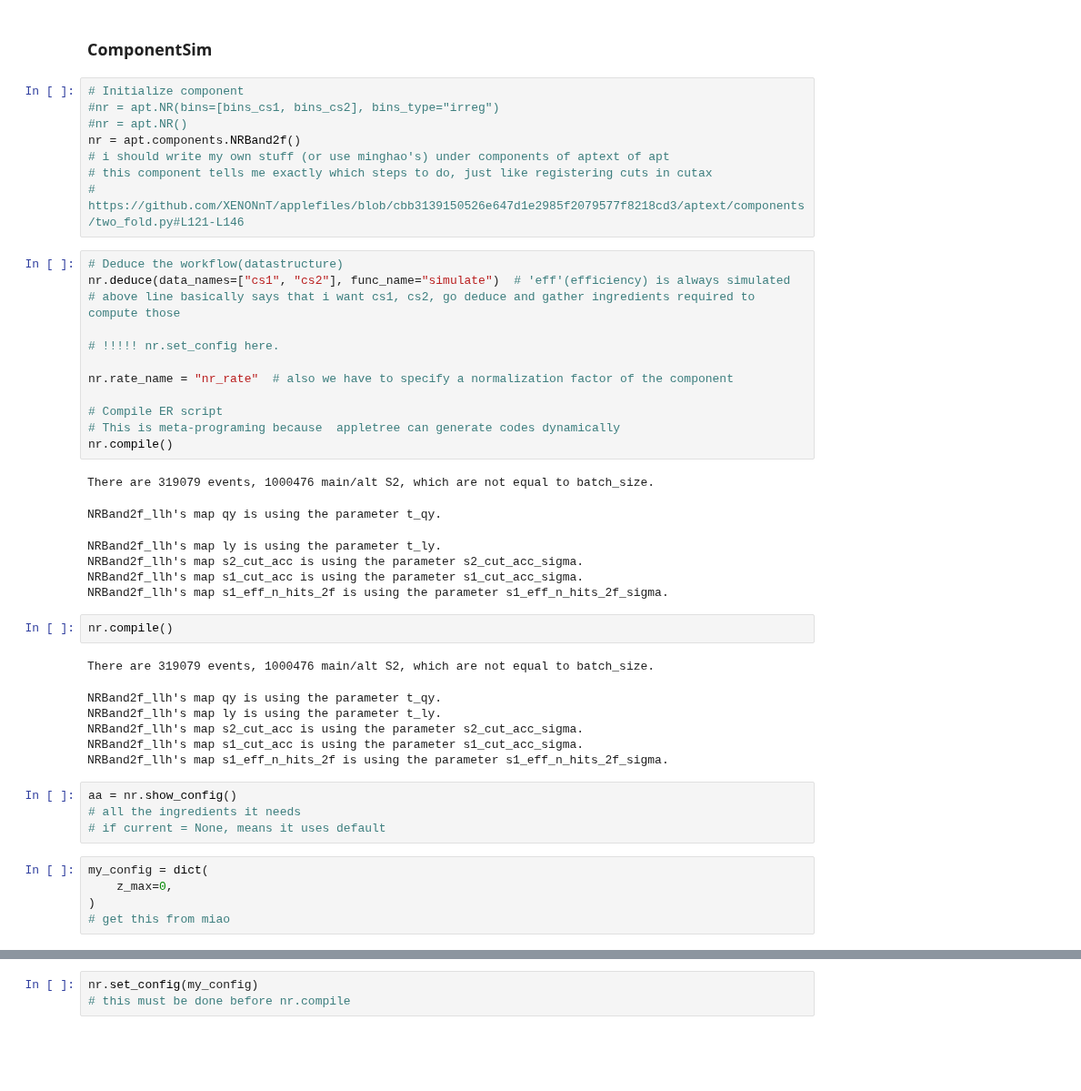
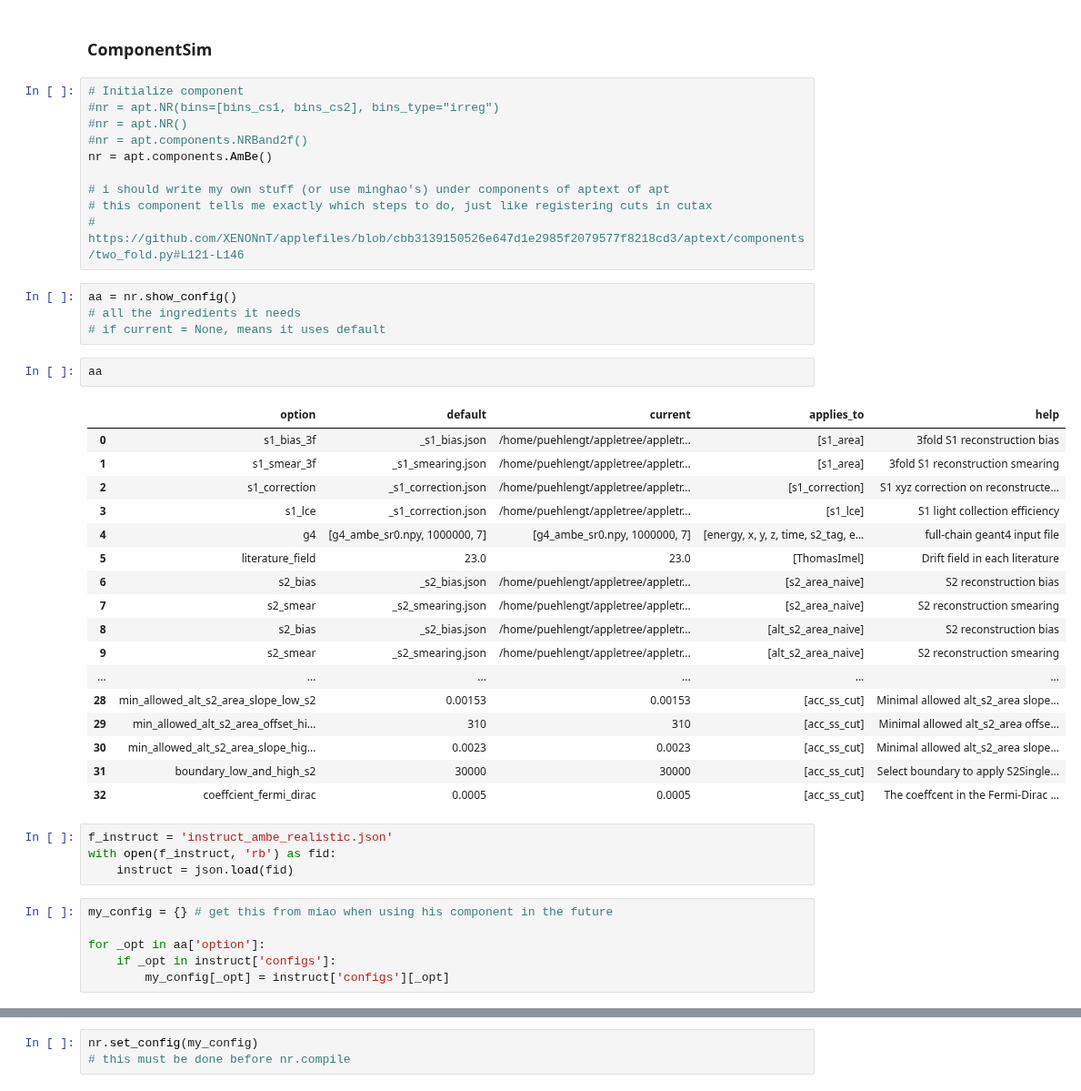
Before and after one commit to XENONnT/appletree, a Jupyter notebook: notebooks/sim_nr_realistic.ipynb, the cells around one changed output, grey strips where cells are left out. Shown at 91% size. Drawn from its saved outputs; the diff is of its cells as text; blank space fills up the shorter version.

Commit message:
managed to generate sr1 ambe band i think? wrong g4 inputs tho.

```diff
--- a/notebooks/sim_nr_realistic.ipynb
+++ b/notebooks/sim_nr_realistic.ipynb
@@ -33,44 +34,43 @@ apt.set_gpu_memory_usage(0.5)
 # Initialize component
 #nr = apt.NR(bins=[bins_cs1, bins_cs2], bins_type="irreg")
 #nr = apt.NR()
-nr = apt.components.NRBand2f()
+#nr = apt.components.NRBand2f()
+nr = apt.components.AmBe()
+
 # i should write my own stuff (or use minghao's) under components of aptext of apt
 # this component tells me exactly which steps to do, just like registering cuts in cutax
 # https://github.com/XENONnT/applefiles/blob/cbb3139150526e647d1e2985f2079577f8218cd3/aptext/components/two_fold.py#L121-L146
-# %%
-# Deduce the workflow(datastructure)
-nr.deduce(data_names=["cs1", "cs2"], func_name="simulate")  # 'eff'(efficiency) is always simulated
-# above line basically says that i want cs1, cs2, go deduce and gather ingredients required to compute those
-
-# !!!!! nr.set_config here.
-
-nr.rate_name = "nr_rate"  # also we have to specify a normalization factor of the component
-
-# Compile ER script
-# This is meta-programing because  appletree can generate codes dynamically
-nr.compile()
-# %% [output]
-There are 319079 events, 1000476 main/alt S2, which are not equal to batch_size.
-NRBand2f_llh's map qy is using the parameter t_qy.
-NRBand2f_llh's map ly is using the parameter t_ly.
-NRBand2f_llh's map s2_cut_acc is using the parameter s2_cut_acc_sigma.
-NRBand2f_llh's map s1_cut_acc is using the parameter s1_cut_acc_sigma.
-NRBand2f_llh's map s1_eff_n_hits_2f is using the parameter s1_eff_n_hits_2f_sigma.
-# %%
-nr.compile()
-# %% [output]
-There are 319079 events, 1000476 main/alt S2, which are not equal to batch_size.
-NRBand2f_llh's map qy is using the parameter t_qy.
-NRBand2f_llh's map ly is using the parameter t_ly.
-NRBand2f_llh's map s2_cut_acc is using the parameter s2_cut_acc_sigma.
-NRBand2f_llh's map s1_cut_acc is using the parameter s1_cut_acc_sigma.
-NRBand2f_llh's map s1_eff_n_hits_2f is using the parameter s1_eff_n_hits_2f_sigma.
 # %%
 aa = nr.show_config()
 # all the ingredients it needs
 # if current = None, means it uses default
-# %%
-my_config = dict(
-    z_max=0,
-)
-# get this from miao
+# %%
+aa
+# %% [output]
+|  | option | default | current | applies_to | help |
+| 0 | s1_bias_3f | _s1_bias.json | /home/puehlengt/appletree/appletr... | [s1_area] | 3fold S1 reconstruction bias |
+| 1 | s1_smear_3f | _s1_smearing.json | /home/puehlengt/appletree/appletr... | [s1_area] | 3fold S1 reconstruction smearing |
+| 2 | s1_correction | _s1_correction.json | /home/puehlengt/appletree/appletr... | [s1_correction] | S1 xyz correction on reconstructe... |
+| 3 | s1_lce | _s1_correction.json | /home/puehlengt/appletree/appletr... | [s1_lce] | S1 light collection efficiency |
+| 4 | g4 | [g4_ambe_sr0.npy, 1000000, 7] | [g4_ambe_sr0.npy, 1000000, 7] | [energy, x, y, z, time, s2_tag, e... | full-chain geant4 input file |
+| 5 | literature_field | 23.0 | 23.0 | [ThomasImel] | Drift field in each literature |
+| 6 | s2_bias | _s2_bias.json | /home/puehlengt/appletree/appletr... | [s2_area_naive] | S2 reconstruction bias |
+| 7 | s2_smear | _s2_smearing.json | /home/puehlengt/appletree/appletr... | [s2_area_naive] | S2 reconstruction smearing |
+| 8 | s2_bias | _s2_bias.json | /home/puehlengt/appletree/appletr... | [alt_s2_area_naive] | S2 reconstruction bias |
+| 9 | s2_smear | _s2_smearing.json | /home/puehlengt/appletree/appletr... | [alt_s2_area_naive] | S2 reconstruction smearing |
+| ... | ... | ... | ... | ... | ... |
+| 28 | min_allowed_alt_s2_area_slope_low_s2 | 0.00153 | 0.00153 | [acc_ss_cut] | Minimal allowed alt_s2_area slope... |
+| 29 | min_allowed_alt_s2_area_offset_hi... | 310 | 310 | [acc_ss_cut] | Minimal allowed alt_s2_area offse... |
+| 30 | min_allowed_alt_s2_area_slope_hig... | 0.0023 | 0.0023 | [acc_ss_cut] | Minimal allowed alt_s2_area slope... |
+| 31 | boundary_low_and_high_s2 | 30000 | 30000 | [acc_ss_cut] | Select boundary to apply S2Single... |
+| 32 | coeffcient_fermi_dirac | 0.0005 | 0.0005 | [acc_ss_cut] | The coeffcent in the Fermi-Dirac ... |
+# %%
+f_instruct = 'instruct_ambe_realistic.json'
+with open(f_instruct, 'rb') as fid:
+    instruct = json.load(fid)
+# %%
+my_config = {} # get this from miao when using his component in the future
+
+for _opt in aa['option']:
+    if _opt in instruct['configs']:
+        my_config[_opt] = instruct['configs'][_opt]
```
Also changed, not shown: parts of 24 cells of this notebook, 1 other file.
